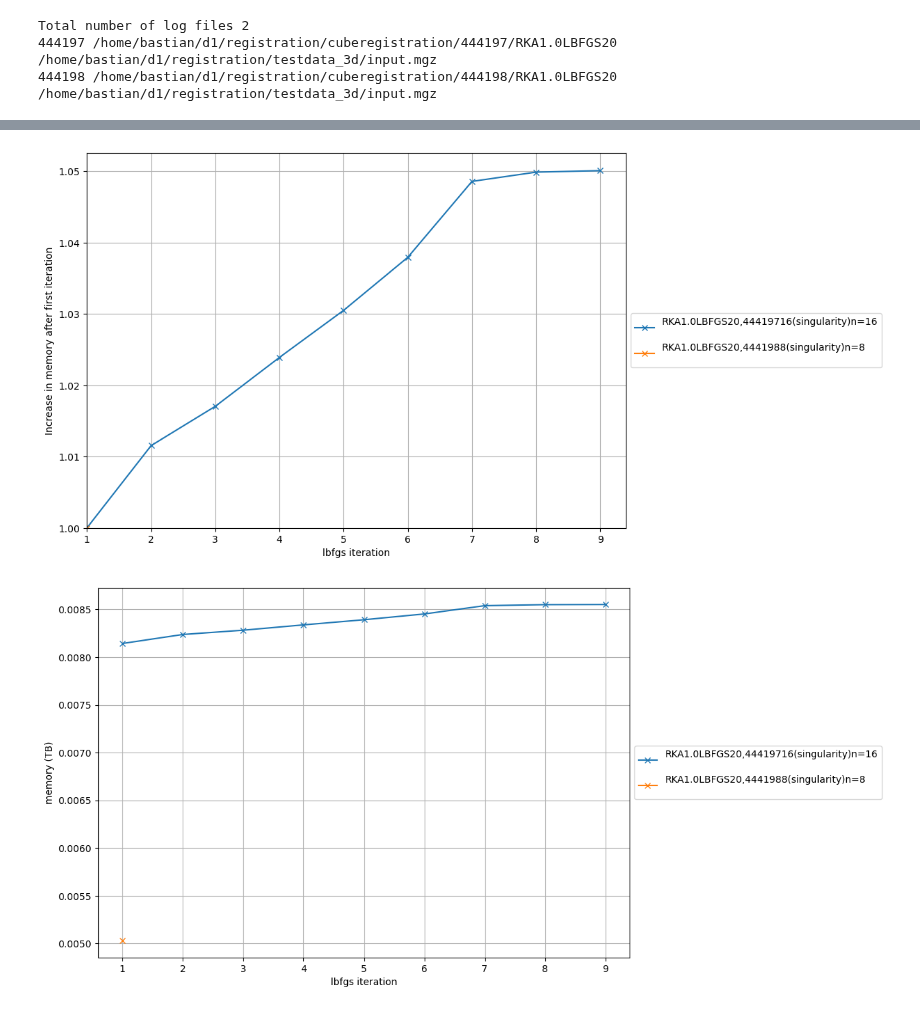
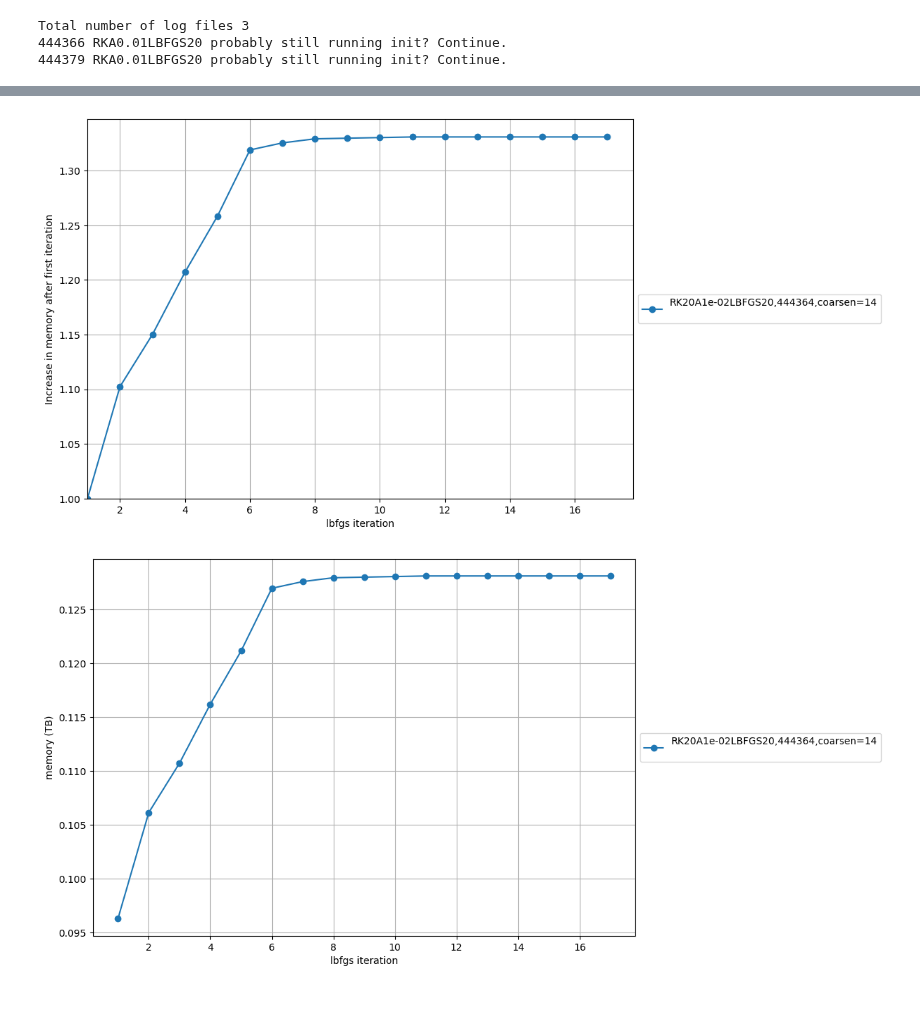
Before and after one commit to JohannesHaubner/mapMRI, a Jupyter notebook: examples/debugging/mem.ipynb, the cells around one changed output, grey strips where cells are left out. Cells and saved outputs as stored; diff of their text form; code cells hidden in the pictures.

```diff
--- a/examples/debugging/mem.ipynb
+++ b/examples/debugging/mem.ipynb
@@ -32,10 +32,15 @@ slurmids = [
     443939, 443940
 ]
 
-path = pathlib.Path("/home/bastian/D1/registration/cubeslurm/")
 slurmids = [
-    444197, 444198
+    444364, 444366, 444379
 ]
+
+
+# path = pathlib.Path("/home/bastian/D1/registration/cubeslurm/")
+# slurmids = [
+#     444197, 444198
+# ]
 
 print("Total number of log files", len(slurmids))
 
@@ -71,8 +76,8 @@ for slurmid in sorted(slurmids):
 
     outfoldername = outfoldername.replace("\n", "").replace(" ", "")
 
-    print(slurmid, outputfolder)
-    print(hyperparameters["input"])
+    # print(slurmid, outputfolder)
+    # print(hyperparameters["input"])
 
     # if not "coarse" in hyperparameters["input"]:
     #     print("continue")
@@ -81,6 +86,10 @@ for slurmid in sorted(slurmids):
     try:
         mema[:,0]
         # print(mema[:, 0])
+
+        if "optimization_time_hours" in hyperparameters.keys():#["optimization_time_hours"])
+            print(slurmid, hyperparameters["optimization_time_hours"], "hours")
+
     except IndexError:
         print(slurmid, outfoldername, "probably still running init? Continue.")
         continue
@@ -92,9 +101,6 @@ for slurmid in sorted(slurmids):
     # print(slurmid, "linear slope=", popt[0], "slope/b", popt[0] / popt[1])
 
     label = outfoldername + "," + str(slurmid) #  + ",N=" + str(ntasks)
-
-    if ntasks is not None:
-        label += str(ntasks).replace("\n", "")
 
     color = None
 
@@ -179,8 +185,6 @@ ax.legend(loc='center left', bbox_to_anchor=(1, 0.5))
 ax2.legend(loc='center left', bbox_to_anchor=(1, 0.5))
 plt.show()
 # %% [output]
-Total number of log files 2
-444197 /home/bastian/d1/registration/cuberegistration/444197/RKA1.0LBFGS20
-/home/bastian/d1/registration/testdata_3d/input.mgz
-444198 /home/bastian/d1/registration/cuberegistration/444198/RKA1.0LBFGS20
-/home/bastian/d1/registration/testdata_3d/input.mgz
+Total number of log files 3
+444366 RKA0.01LBFGS20 probably still running init? Continue.
+444379 RKA0.01LBFGS20 probably still running init? Continue.
@@ -188,5 +192,5 @@ Total number of log files 2
-[figure, old version]
+[figure, new version]
-[figure, old version]
+[figure, new version]
 # %%
 
 for slurmid in range(440221, 440674):
```
Also changed, not shown: parts of 1 cell of this notebook, 2 other files.
